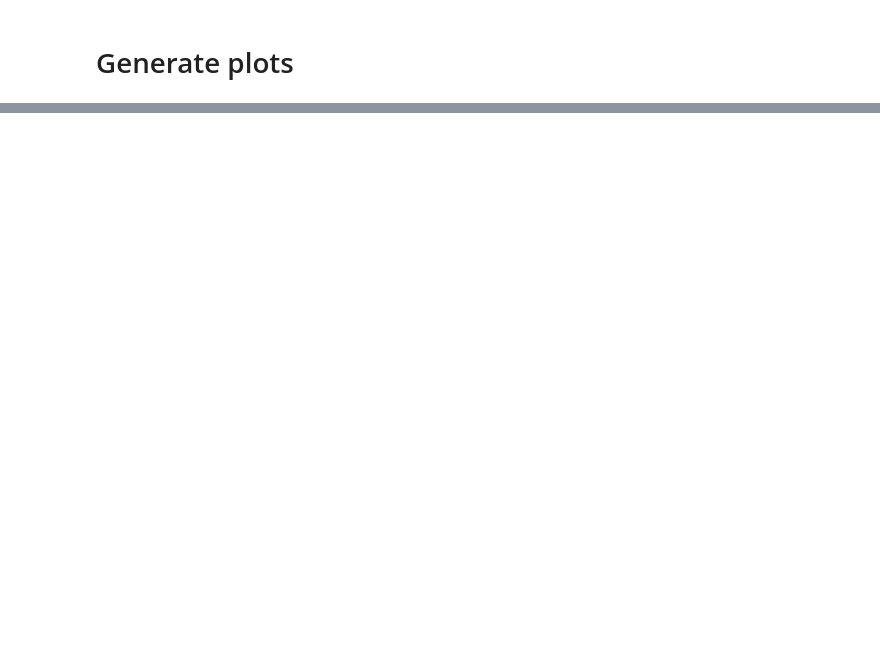
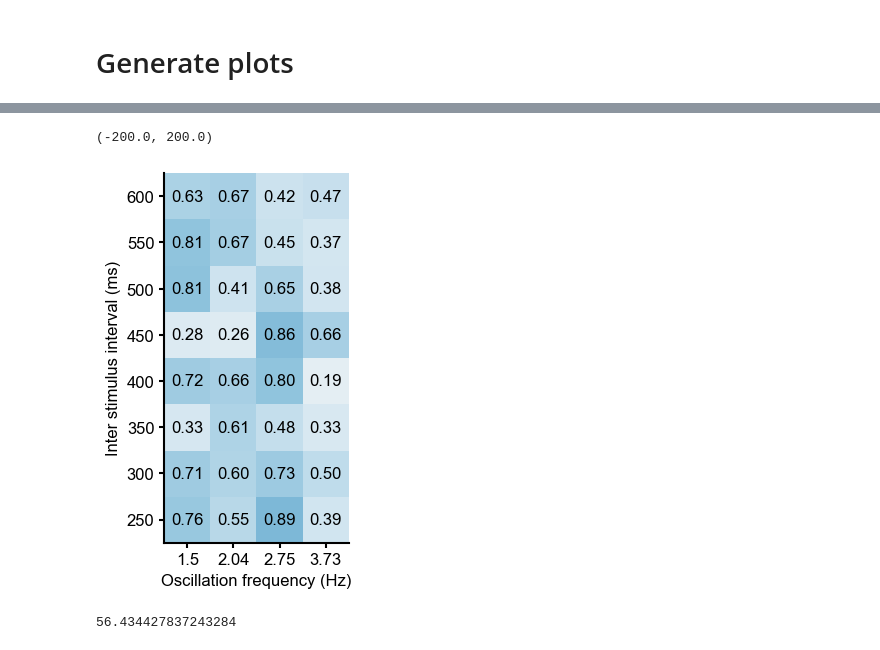
Before and after one commit to mackelab/sequence-memory, a Jupyter notebook: rnn_model/generate_figures/ISI_analysis-Parallel.ipynb, the cells around one changed output, grey strips where cells are left out. Cells and saved outputs as stored; diff of their text form; code cells hidden in the pictures; blank space fills up the shorter version.

```diff
--- a/rnn_model/generate_figures/ISI_analysis-Parallel.ipynb
+++ b/rnn_model/generate_figures/ISI_analysis-Parallel.ipynb
@@ -494,7 +505,7 @@ with mpl.rc_context(fname="matplotlibrc"):
         print("PREDICTION")
         print(pred_i,pred,frs[freqInds[i]],ISIs[ISIInds[i]]*10+200)
         result[ISIInds[i],freqInds[i]]=phase_orders[i][pred_i]*100
-
+        """
         print((i+1)*100+11+i)
         #ax1 = plt.subplot(101+len(phase_orders)*10+i, facecolor="white")
         1,5,9,2,6,10,3,7,11,4,8,12
@@ -520,6 +531,7 @@ with mpl.rc_context(fname="matplotlibrc"):
             ax1.set_yticklabels([])
         else:
             ax1.set_ylabel("Matching (%)")
+        """
 
     plt.rcParams["pdf.use14corefonts"] = True
 
@@ -528,18 +559,23 @@ with mpl.rc_context(fname="matplotlibrc"):
 # %%
-def add_numbers(ax, grid, fontsize,float_labels=False,atol=0.1):
+def add_numbers(ax, grid, fontsize,float_labels=False):
     """add numbers to covariance matrix plots"""
     for (j, i), label in np.ndenumerate(grid):
-        if not np.isclose(label, 0, atol=atol):
-            if j <= i:
-                if float_labels:
-                    ax.text(i, j, "{:.2f}".format(label), ha="center", va="center", fontsize=fontsize)
-                else:
-                    ax.text(i, j, int(label), ha="center", va="center", fontsize=fontsize)
+        if float_labels:
+            ax.text(i, j, "{:.2f}".format(label), ha="center", va="center", fontsize=fontsize)
+        else:
+            ax.text(i, j, int(label), ha="center", va="center", fontsize=fontsize)
 # %%
-plt.imshow(result,origin='lower',cmap='GnBu',vmin=0,vmax=150)
+plt.imshow(result,origin='lower',cmap='RdBu',vmin=-200,vmax=200)
 plt.xticks(np.arange(len(frs)),frs)
 plt.yticks(np.arange(len(ISIs)),[ISI*10+200 for ISI in ISIs])
 plt.ylabel("Inter stimulus interval (ms)")
 plt.xlabel("Oscillation frequency (Hz)")
 add_numbers(plt.gca(),result/100,12,float_labels=True)
 print(plt.gci().get_clim())
+# %% [output]
+(-200.0, 200.0)
+[figure, added]
+# %%
+np.mean(result)
+# %% [output]
+56.434427837243284
```
Also changed, not shown: parts of 8 cells of this notebook, 2 other files.
